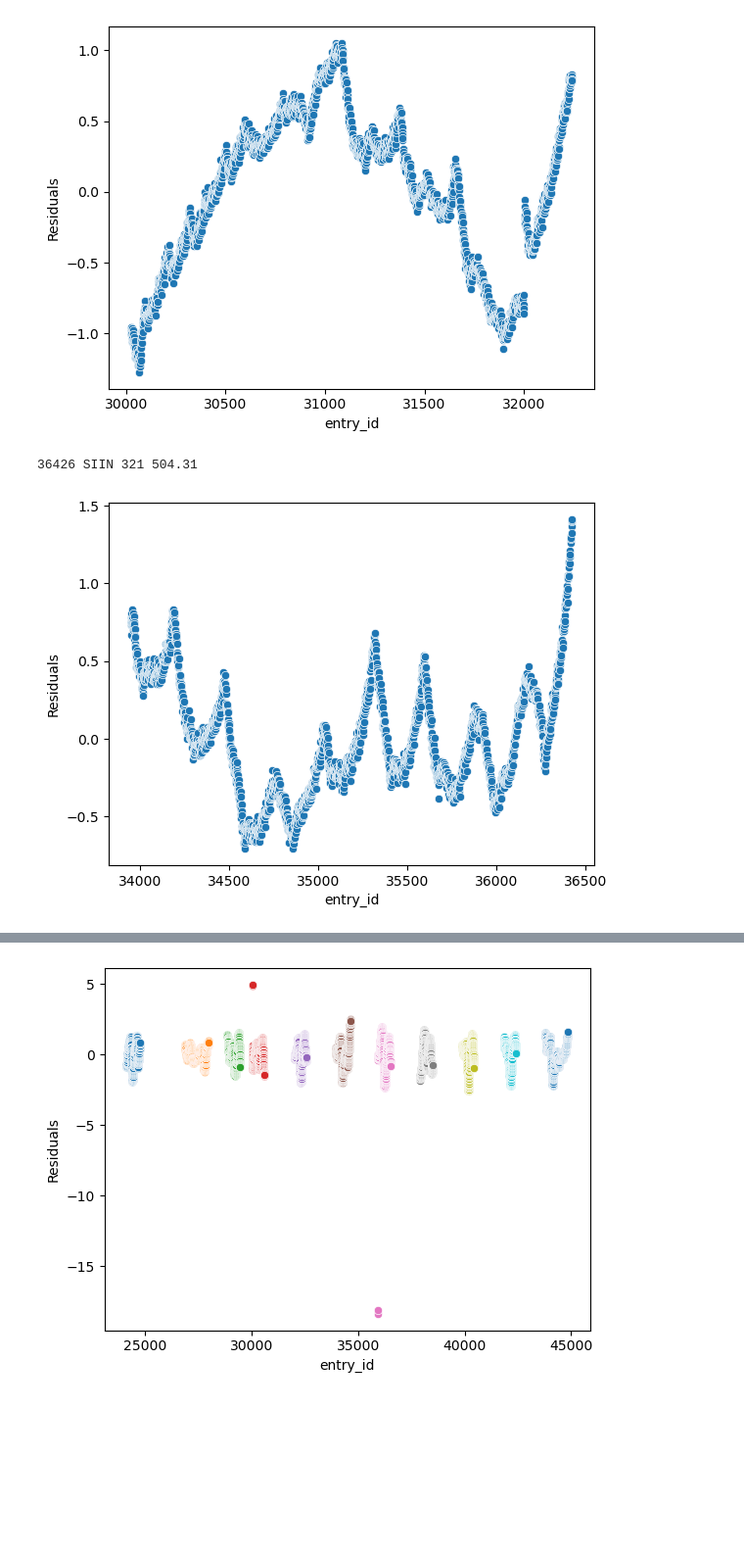
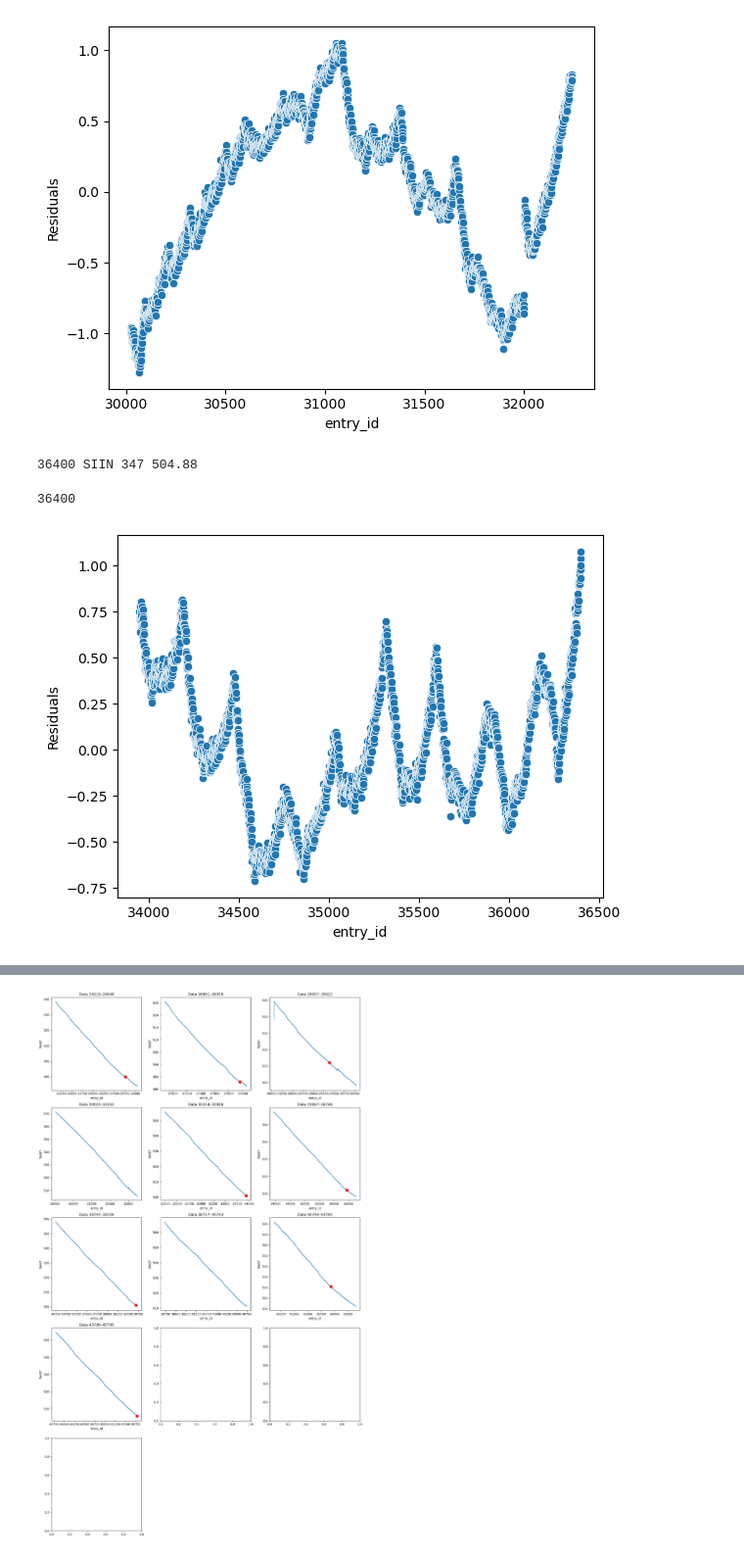
Before and after one commit to OkiEmil/watering_indicator, a Jupyter notebook: testing_notebook.ipynb, the cells around one changed output, grey strips where cells are left out. Shown at 98% size. Saved outputs shown, nothing was run; the diff lists cells and outputs as text; code cells hidden in the pictures; blank space fills up the shorter version.

Commit message:
results on graph, stdev on differences

```diff
--- a/testing_notebook.ipynb
+++ b/testing_notebook.ipynb
@@ -166,8 +166,8 @@ sns.residplot(x='entry_id', y='field7', data=field, ax=axs[1], lowess = True)
 <Axes: xlabel='entry_id', ylabel='field7'>
 [figure]
 # %%
-lower = 30023 #30023 40744 36747
-upper = 32244 #32244 43796 38727
+lower = 38727 #30023 40744 36747
+upper = 40744 #32244 43796 38727
 diff = upper-lower
 chunks = 20
 
@@ -446,7 +451,7 @@ data_5 = pd.read_csv("feeds_5.csv")
 def model_cusum(data, lower_bound, upper_bound, field_nr):
 
     drift = 0.05
-    threshold = 100
+    threshold = 85
     broken = False
     lower = lower_bound
     upperlimit = lower + 576
@@ -481,11 +486,14 @@ def model_cusum(data, lower_bound, upper_bound, field_nr):
             break
         upperlimit += 1
     sns.scatterplot(data = current_field, x="entry_id", y="Residuals")
+    if upperlimit != upper:
+        return upperlimit
 
 model_cusum(data_5, 33947, 36747, "field7")
 # %% [output]
-36426 SIIN 321 504.31
+36400 SIIN 347 504.88
+36400
-[figure, old version]
+[figure, new version]
 # %%
 
 data = data_5
@@ -495,7 +503,7 @@ jump_val = 10
 min_chunk_size = 5
 jump_points = []
 
-field = "field8"
+field = "field7"
 
 # Find jump points
 for i in range(size - 1):
@@ -517,33 +525,57 @@ for segment in segments:
         long_segments.append(segment)
 print(long_segments)
 
+results = []
 for segment in long_segments:
     lower_bound = data_5.iloc[segment[0]]["entry_id"]
     upper_bound = data_5.iloc[segment[1]]["entry_id"]
     print(lower_bound, upper_bound)
     #model_zero_points(data_5, lower_bound, upper_bound, field)
-    model_cusum(data_5, lower_bound, upper_bound, field)
+    #results.append(model_cusum(data_5, lower_bound, upper_bound, field))
     #model_avg_residual(data_5, lower_bound, upper_bound, field)
-    #model_Difference(data_5, field, lower_bound, upper_bound, 12)
+    results.append(model_Difference(data_5, field, lower_bound, upper_bound, 12))
+results = list(filter(None, results))
 # Determine subplot layout
-# n = len(segments)
-# cols = 3                        # you can change layout here
-# rows = (n + cols - 1) // cols   # ceiling division
+n = len(segments)
+cols = 3                        # you can change layout here
+rows = (n + cols - 1) // cols   # ceiling division
 
-# fig, axes = plt.subplots(rows, cols, figsize=(15, 5 * rows))
-# axes = axes.flatten()  # flatten in case of multi-row grid
+fig, axes = plt.subplots(rows, cols, figsize=(15, 5 * rows))
+axes = axes.flatten()  # flatten in case of multi-row grid
 
-# for ax, (start, end) in zip(axes, segments):
-#     loc_data = data.iloc[start:end]
-#     ax.plot(loc_data["entry_id"], loc_data[field])
-#     ax.set_title(f"Data {start}–{end}")
-#     ax.set_xlabel("entry_id")
-#     ax.set_ylabel(field)
+for ax, (start, end) in zip(axes, long_segments):
+    loc_data = data.iloc[start:end]
+    min_entry_id = loc_data['entry_id'].min()
+    max_entry_id = loc_data['entry_id'].max()
 
-# # Hide unused subplots
-# for ax in axes[len(segments):]:
-#     ax.axis("off")
+    # 2. Filter the global list down to IDs that are ONLY in this segment
+    # We compare the ID value to the MIN/MAX entry_id of the current plot data
+    segment_ids_to_highlight = [
+    id_val for id_val in results
+    if min_entry_id <= id_val <= max_entry_id
+    ]
 
-# plt.tight_layout()
-# plt.show()
+    ax.plot(loc_data["entry_id"], loc_data[field])
+
+    if segment_ids_to_highlight:
+        highlight_points = loc_data[loc_data['entry_id'].isin(segment_ids_to_highlight)]
+        ax.scatter(
+            highlight_points["entry_id"],
+            highlight_points[field],
+            color='red',           # Set the color to red
+            marker='o',            # Use a simple circle
+            s=80,                  # Set marker size
+            zorder=5               # Plot on top
+        )
+
+    ax.set_title(f"Data {min_entry_id}–{max_entry_id}")
+    ax.set_xlabel("entry_id")
+    ax.set_ylabel(field)
+
+# Hide unused subplots
+for ax in axes[len(segments):]:
+    ax.axis("off")
+
+plt.tight_layout()
+plt.show()
 # %% [output]
@@ -567,4 +599,4 @@ SIIN 942 89.02
-[figure, old version]
+[figure, new version]
 # %%
 #THis model's goal is to deduce when the plant should be watered by looking at the absolute changes in water loss
 def model_Difference(data, field_nr, lower, upper, shift_amount):
```
Also changed, not shown: parts of 6 cells of this notebook.
